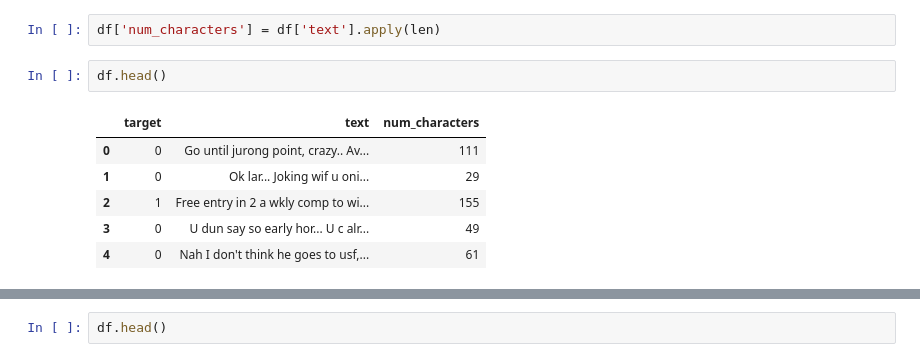
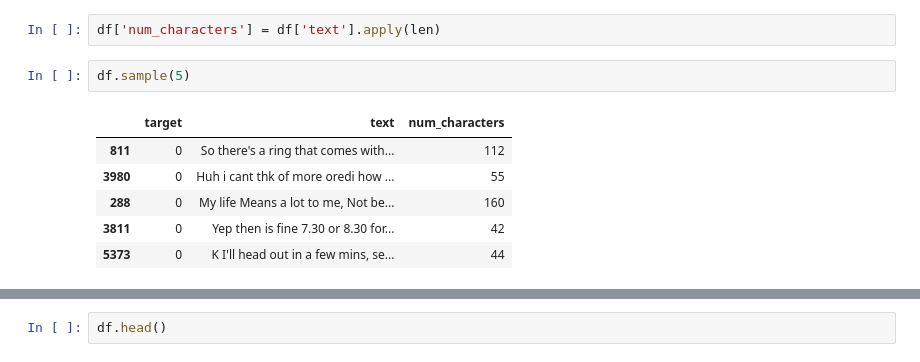
Before and after one commit to samarthgour2005/spam_classifier, a Jupyter notebook: sms-spam-detection.ipynb, the cells around one changed output, grey strips where cells are left out. Drawn from its saved outputs; the diff is of its cells as text.

```diff
--- a/sms-spam-detection.ipynb
+++ b/sms-spam-detection.ipynb
@@ -149,14 +147,14 @@ True
 # %%
 df['num_characters'] = df['text'].apply(len)
 # %%
-df.head()
+df.sample(5)
 # %% [output]
 |  | target | text | num_characters |
-| 0 | 0 | Go until jurong point, crazy.. Av... | 111 |
-| 1 | 0 | Ok lar... Joking wif u oni... | 29 |
-| 2 | 1 | Free entry in 2 a wkly comp to wi... | 155 |
-| 3 | 0 | U dun say so early hor... U c alr... | 49 |
-| 4 | 0 | Nah I don't think he goes to usf,... | 61 |
+| 811 | 0 | So there's a ring that comes with... | 112 |
+| 3980 | 0 | Huh i cant thk of more oredi how ... | 55 |
+| 288 | 0 | My life Means a lot to me, Not be... | 160 |
+| 3811 | 0 | Yep then is fine 7.30 or 8.30 for... | 42 |
+| 5373 | 0 | K I'll head out in a few mins, se... | 44 |
 # %%
 # num of words
 df['num_words'] = df['text'].apply(lambda x:len(nltk.word_tokenize(x)))
```
Also changed, not shown: parts of 3 cells of this notebook.
